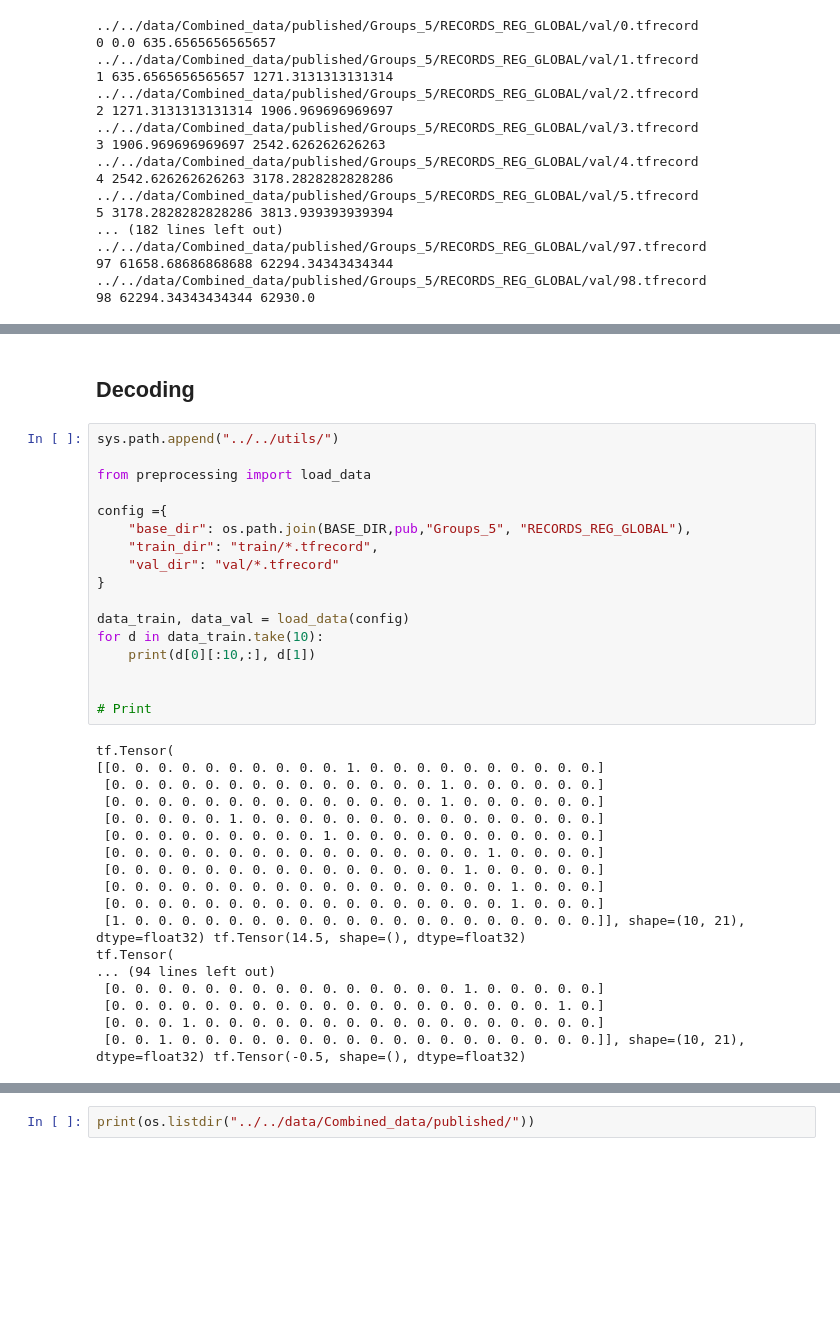
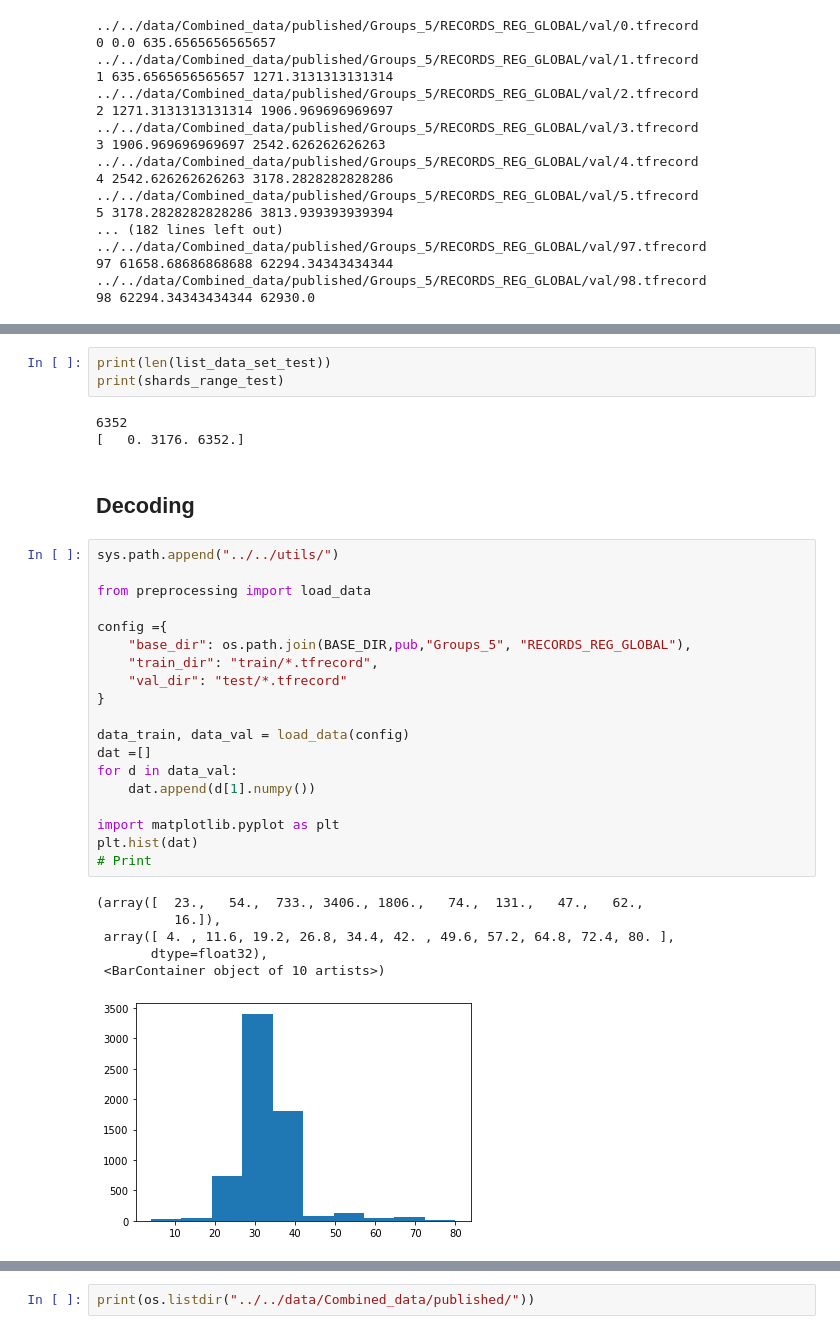
Before and after one commit to Umbriona/cycle_gan, a Jupyter notebook: scripts/Data_processing/mkdataset.ipynb, the cells around one changed output, grey strips where cells are left out. Saved outputs shown, nothing was run; the diff lists cells and outputs as text; blank space fills up the shorter version.

```diff
--- a/scripts/Data_processing/mkdataset.ipynb
+++ b/scripts/Data_processing/mkdataset.ipynb
@@ -411,38 +486,35 @@ for shard in range(shards-1):
+# %%
+print(len(list_data_set_test))
+print(shards_range_test)
+# %% [output]
+6352
+[   0. 3176. 6352.]
 # %% [markdown]
 ## Decoding
 # %%
 sys.path.append("../../utils/")
 
 from preprocessing import load_data
 
 config ={
     "base_dir": os.path.join(BASE_DIR,pub,"Groups_5", "RECORDS_REG_GLOBAL"),
     "train_dir": "train/*.tfrecord",
-    "val_dir": "val/*.tfrecord"
+    "val_dir": "test/*.tfrecord"
 }
 
 data_train, data_val = load_data(config)
-for d in data_train.take(10):
-    print(d[0][:10,:], d[1])
+dat =[]
+for d in data_val:
+    dat.append(d[1].numpy())
 
-
+import matplotlib.pyplot as plt
+plt.hist(dat)
 # Print
 # %% [output]
-tf.Tensor(
-[[0. 0. 0. 0. 0. 0. 0. 0. 0. 0. 1. 0. 0. 0. 0. 0. 0. 0. 0. 0. 0.]
- [0. 0. 0. 0. 0. 0. 0. 0. 0. 0. 0. 0. 0. 0. 1. 0. 0. 0. 0. 0. 0.]
- [0. 0. 0. 0. 0. 0. 0. 0. 0. 0. 0. 0. 0. 0. 1. 0. 0. 0. 0. 0. 0.]
- [0. 0. 0. 0. 0. 1. 0. 0. 0. 0. 0. 0. 0. 0. 0. 0. 0. 0. 0. 0. 0.]
- [0. 0. 0. 0. 0. 0. 0. 0. 0. 1. 0. 0. 0. 0. 0. 0. 0. 0. 0. 0. 0.]
- [0. 0. 0. 0. 0. 0. 0. 0. 0. 0. 0. 0. 0. 0. 0. 0. 1. 0. 0. 0. 0.]
- [0. 0. 0. 0. 0. 0. 0. 0. 0. 0. 0. 0. 0. 0. 0. 1. 0. 0. 0. 0. 0.]
- [0. 0. 0. 0. 0. 0. 0. 0. 0. 0. 0. 0. 0. 0. 0. 0. 0. 1. 0. 0. 0.]
- [0. 0. 0. 0. 0. 0. 0. 0. 0. 0. 0. 0. 0. 0. 0. 0. 0. 1. 0. 0. 0.]
- [1. 0. 0. 0. 0. 0. 0. 0. 0. 0. 0. 0. 0. 0. 0. 0. 0. 0. 0. 0. 0.]], shape=(10, 21), dtype=float32) tf.Tensor(14.5, shape=(), dtype=float32)
-tf.Tensor(
-... (94 lines left out)
- [0. 0. 0. 0. 0. 0. 0. 0. 0. 0. 0. 0. 0. 0. 0. 1. 0. 0. 0. 0. 0.]
- [0. 0. 0. 0. 0. 0. 0. 0. 0. 0. 0. 0. 0. 0. 0. 0. 0. 0. 0. 1. 0.]
- [0. 0. 0. 1. 0. 0. 0. 0. 0. 0. 0. 0. 0. 0. 0. 0. 0. 0. 0. 0. 0.]
- [0. 0. 1. 0. 0. 0. 0. 0. 0. 0. 0. 0. 0. 0. 0. 0. 0. 0. 0. 0. 0.]], shape=(10, 21), dtype=float32) tf.Tensor(-0.5, shape=(), dtype=float32)
+(array([  23.,   54.,  733., 3406., 1806.,   74.,  131.,   47.,   62.,
+          16.]),
+ array([ 4. , 11.6, 19.2, 26.8, 34.4, 42. , 49.6, 57.2, 64.8, 72.4, 80. ],
+       dtype=float32),
+ <BarContainer object of 10 artists>)
+[figure, added]
 # %%
```
Also changed, not shown: parts of 6 cells of this notebook, 3 other files.
